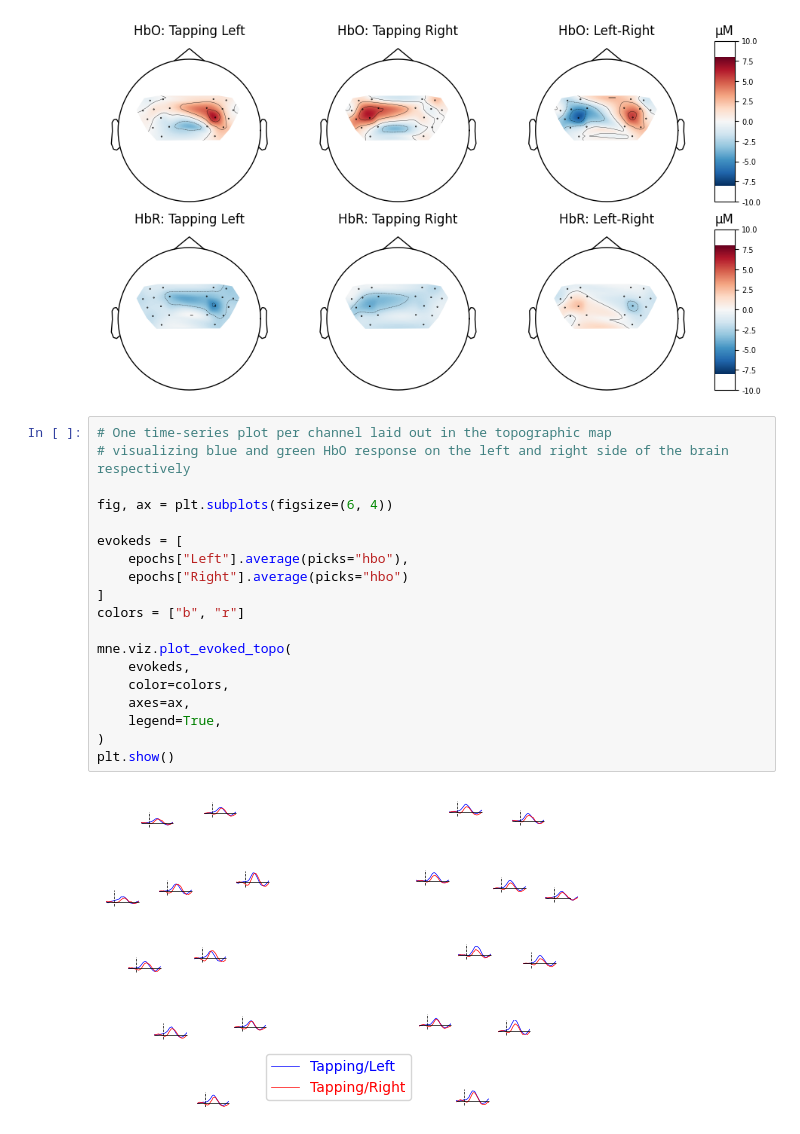
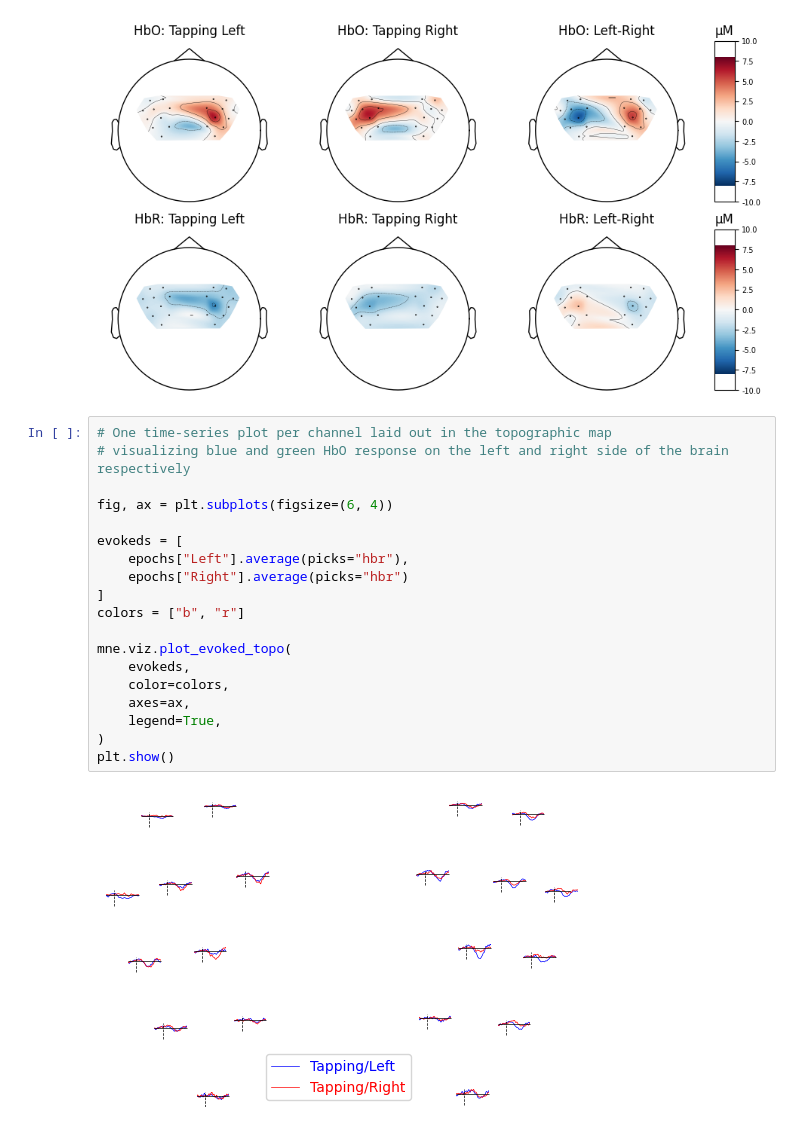
Before and after one commit to DoudouYZ/BCI-fNIRS, a Jupyter notebook: Tutorial/BCI_tutorial_fingertapping.ipynb, the cells around one changed output. Drawn from its saved outputs; the diff is of its cells as text.

```diff
--- a/Tutorial/BCI_tutorial_fingertapping.ipynb
+++ b/Tutorial/BCI_tutorial_fingertapping.ipynb
@@ -421,21 +422,21 @@ plt.close('all')
 # %%
 # One time-series plot per channel laid out in the topographic map
 # visualizing blue and green HbO response on the left and right side of the brain respectively
 
 fig, ax = plt.subplots(figsize=(6, 4))
 
 evokeds = [
-    epochs["Left"].average(picks="hbo"),
-    epochs["Right"].average(picks="hbo")
+    epochs["Left"].average(picks="hbr"),
+    epochs["Right"].average(picks="hbr")
 ]
 colors = ["b", "r"]
 
 mne.viz.plot_evoked_topo(
     evokeds,
     color=colors,
     axes=ax,
     legend=True,
 )
 plt.show()
 # %% [output]
-[figure, old version]
+[figure, new version]
```
Also changed, not shown: parts of 5 cells of this notebook, 20 other files.
